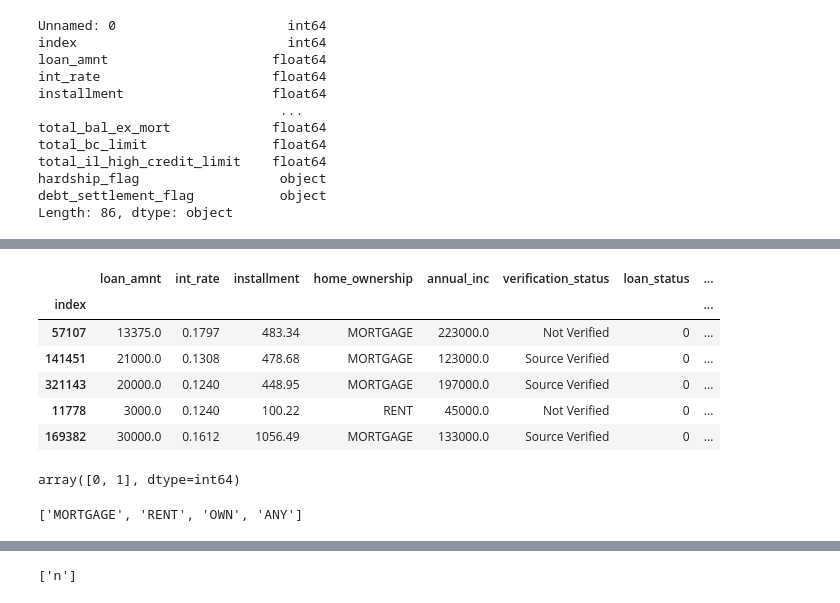
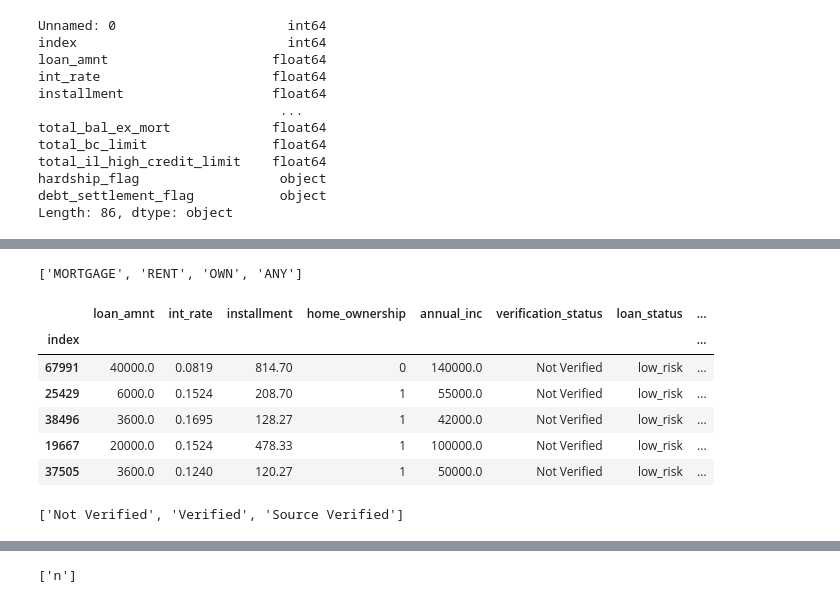
Before and after one commit to mdebone/Supervised-Machine-Learning-Homework, a Jupyter notebook: Credit Risk Evaluator-Copy3.ipynb, the cells around one changed output, grey strips where cells are left out. Cells and saved outputs as stored; diff of their text form; code cells hidden in the pictures.

```diff
--- a/Credit Risk Evaluator-Copy3.ipynb
+++ b/Credit Risk Evaluator-Copy3.ipynb
@@ -13,10 +16,10 @@ test_df = pd.read_csv(Path('Resources/2020Q1loans.csv'))
 # %%
 # Read the 2019 training csv file into a pandas dataFrame
-test_df = pd.read_csv(Path('Resources/2020Q1loans.csv'))
+train_df = pd.read_csv(Path('Resources/2020Q1loans.csv'))
 
 # inspect the training DataFrame
 pd.set_option('display.max_columns', 95)
-test_df.head()
+train_df.head()
 # %% [output]
 |  | Unnamed: 0 | index | loan_amnt | int_rate | installment | home_ownership | annual_inc | ... |
 | 0 | 67991 | 67991 | 40000.0 | 0.0819 | 814.70 | MORTGAGE | 140000.0 | ... |
@@ -158,18 +161,17 @@ list(train_df['loan_status'].unique())
+# %%
+list(train_df['home_ownership'].unique())
+# %% [output]
+['MORTGAGE', 'RENT', 'OWN', 'ANY']
 # %%
 # encode string values to numeric values
-loan_dict = {'low_risk': 0, 'high_risk': 1}
-trained_df = train_df.replace({'loan_status': loan_dict})
-trained_df.head()
+ownership_dict = {'MORTGAGE': 0, 'RENT': 1, 'OWN': 2, 'ANY': 3}
+trained_df1 = train_df.replace({'home_ownership': ownership_dict})
+trained_df1.head()
 # %% [output]
 |  | loan_amnt | int_rate | installment | home_ownership | annual_inc | verification_status | loan_status | ... |
 | index |  |  |  |  |  |  |  | ... |
-| 57107 | 13375.0 | 0.1797 | 483.34 | MORTGAGE | 223000.0 | Not Verified | 0 | ... |
-| 141451 | 21000.0 | 0.1308 | 478.68 | MORTGAGE | 123000.0 | Source Verified | 0 | ... |
-| 321143 | 20000.0 | 0.1240 | 448.95 | MORTGAGE | 197000.0 | Source Verified | 0 | ... |
-| 11778 | 3000.0 | 0.1240 | 100.22 | RENT | 45000.0 | Not Verified | 0 | ... |
-| 169382 | 30000.0 | 0.1612 | 1056.49 | MORTGAGE | 133000.0 | Source Verified | 0 | ... |
+| 67991 | 40000.0 | 0.0819 | 814.70 | 0 | 140000.0 | Not Verified | low_risk | ... |
+| 25429 | 6000.0 | 0.1524 | 208.70 | 1 | 55000.0 | Not Verified | low_risk | ... |
+| 38496 | 3600.0 | 0.1695 | 128.27 | 1 | 42000.0 | Not Verified | low_risk | ... |
+| 19667 | 20000.0 | 0.1524 | 478.33 | 1 | 100000.0 | Not Verified | low_risk | ... |
+| 37505 | 3600.0 | 0.1240 | 120.27 | 1 | 50000.0 | Not Verified | low_risk | ... |
-# %%
-# Verify loan_status
-trained_df['loan_status'].unique()
-# %% [output]
-array([0, 1], dtype=int64)
@@ -186,4 +178,4 @@ debt_settlement_flag
 # %%
-list(trained_df['home_ownership'].unique())
+list(trained_df1['verification_status'].unique())
 # %% [output]
-['MORTGAGE', 'RENT', 'OWN', 'ANY']
+['Not Verified', 'Verified', 'Source Verified']
```
Also changed, not shown: parts of 35 cells of this notebook.
